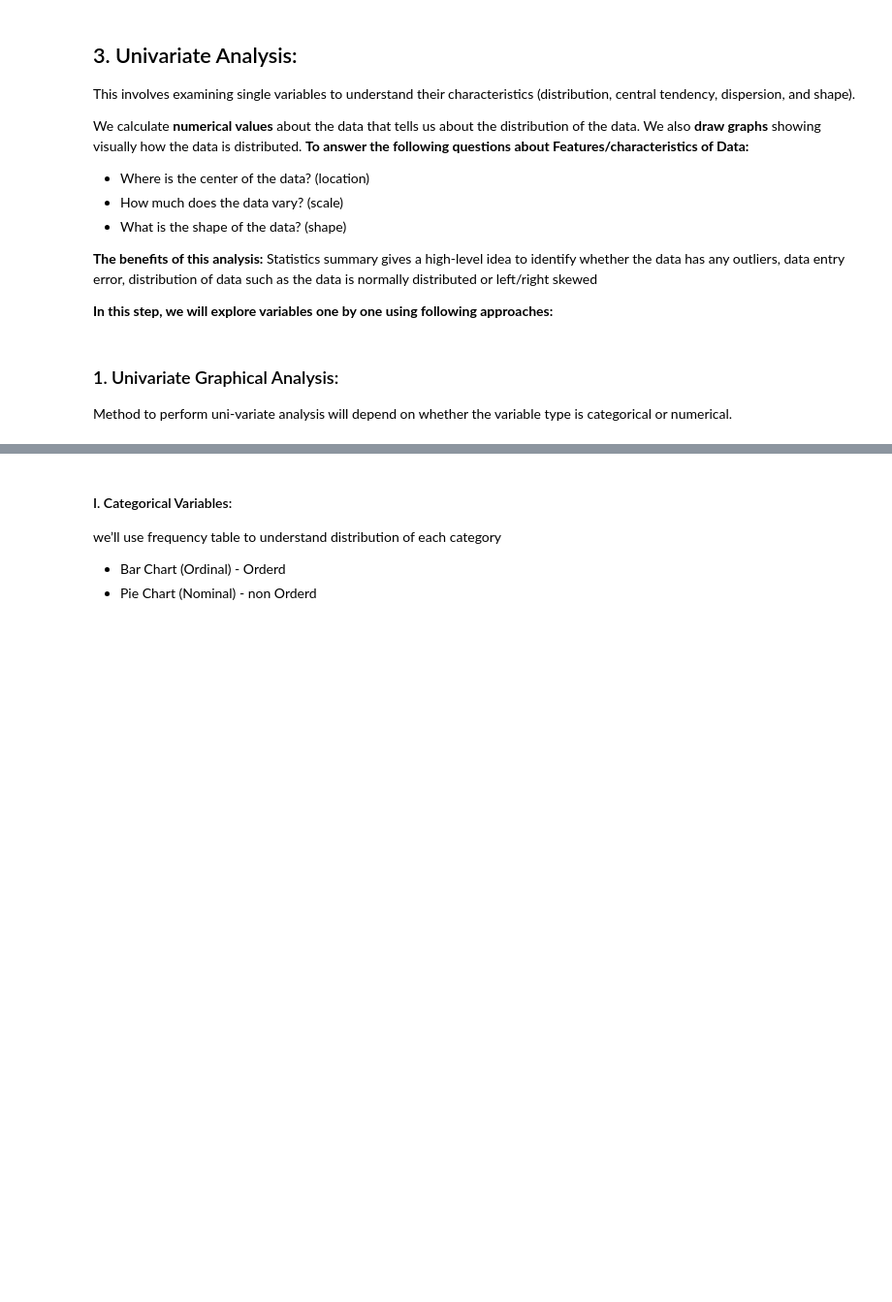
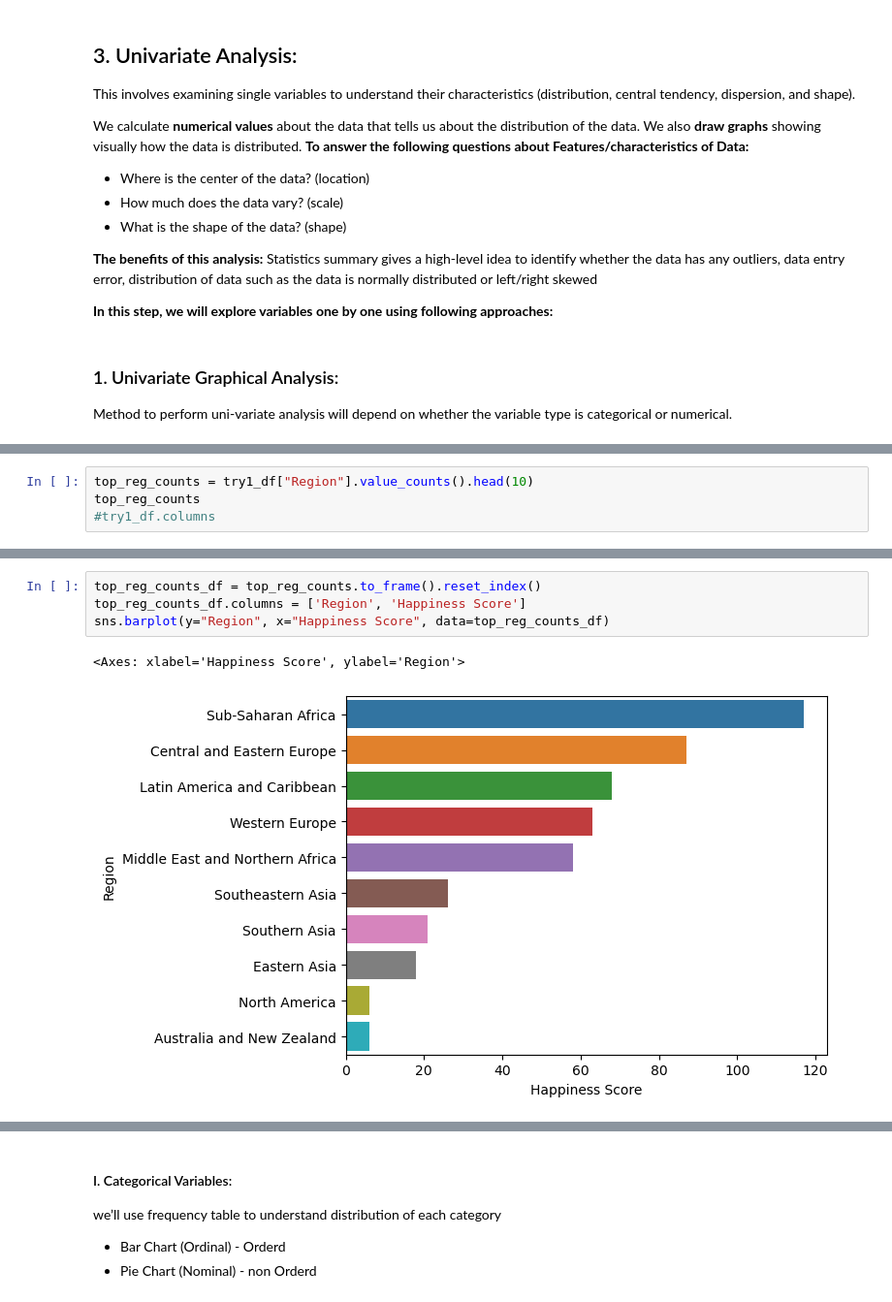
Before and after one commit to Tuwaiq-DS-ML-bootcamp-V-7/Usecase-2, a Jupyter notebook: EDA explain template.ipynb, the cells around one changed output, grey strips where cells are left out. Shown at 97% size. Saved outputs shown, nothing was run; the diff lists cells and outputs as text; blank space fills up the shorter version.

```diff
--- a/EDA explain template.ipynb
+++ b/EDA explain template.ipynb
@@ -907,0 +910,4 @@ Method to perform uni-variate analysis will depend on whether the variable type
+# %%
+top_reg_counts = try1_df["Region"].value_counts().head(10)
+top_reg_counts
+#try1_df.columns
@@ -907,0 +955,7 @@ Method to perform uni-variate analysis will depend on whether the variable type
+# %%
+top_reg_counts_df = top_reg_counts.to_frame().reset_index()
+top_reg_counts_df.columns = ['Region', 'Happiness Score']
+sns.barplot(y="Region", x="Happiness Score", data=top_reg_counts_df)
+# %% [output]
+<Axes: xlabel='Happiness Score', ylabel='Region'>
+[figure, added]
```
Also changed, not shown: parts of 9 cells of this notebook.
